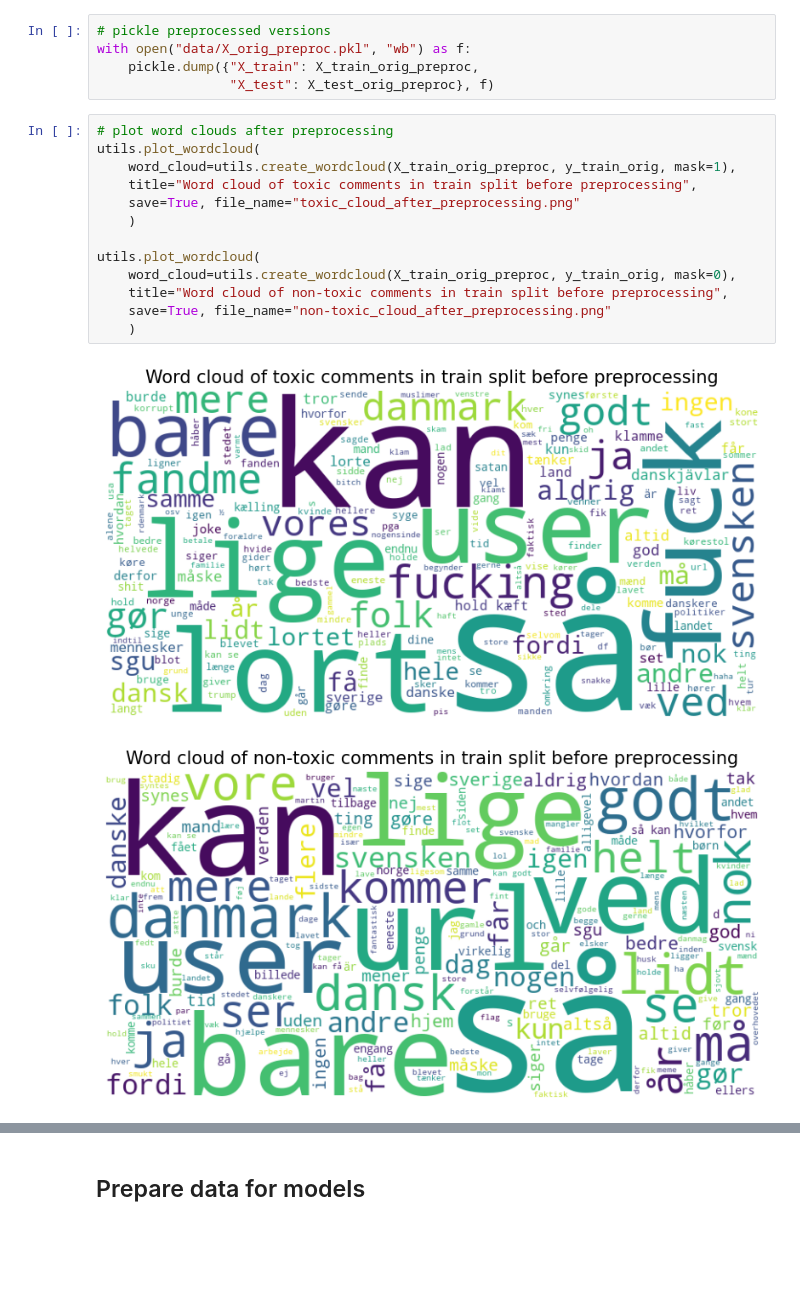
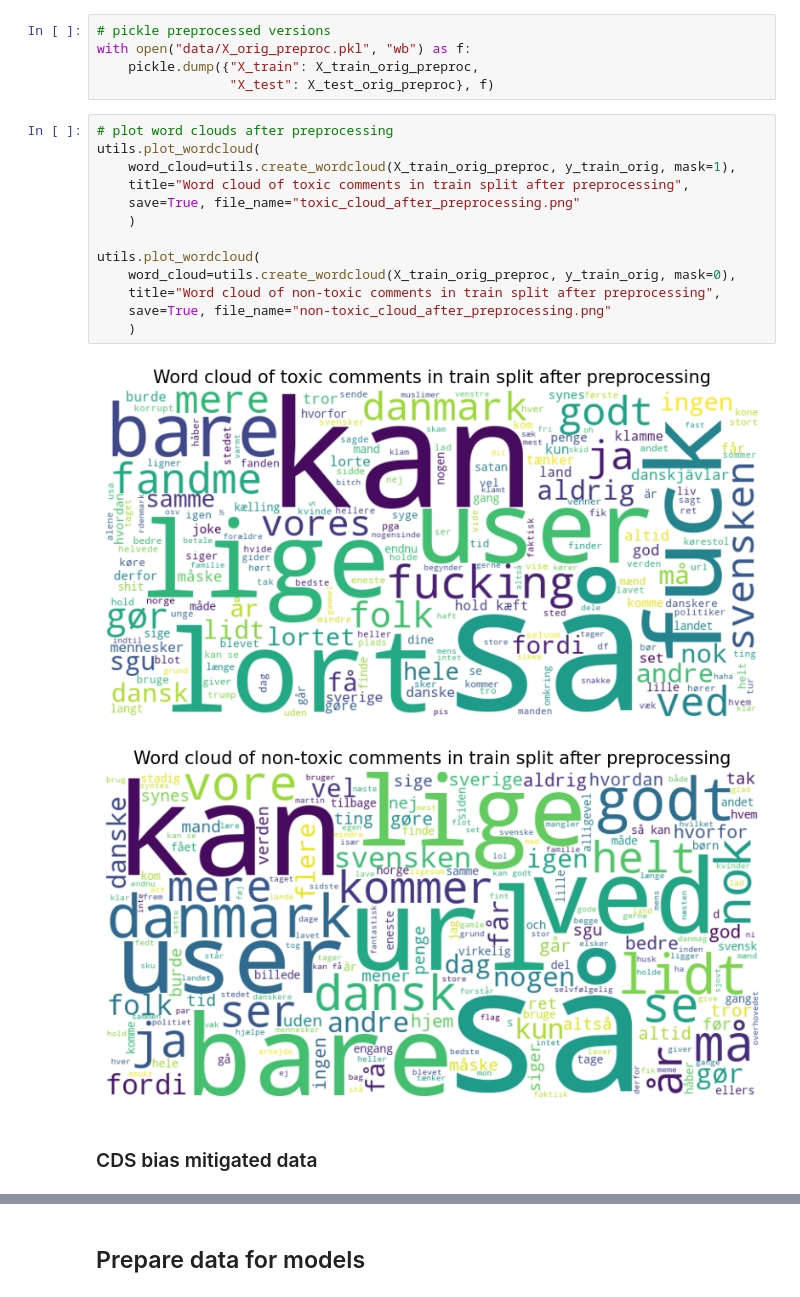
Before and after one commit to MajaMittag/gender-bias_da, a Jupyter notebook: toxicity_detection/toxicity_model_classes.ipynb, the cells around one changed output, grey strips where cells are left out. Cells and saved outputs as stored; diff of their text form; blank space fills up the shorter version.

```diff
--- a/toxicity_detection/toxicity_model_classes.ipynb
+++ b/toxicity_detection/toxicity_model_classes.ipynb
@@ -168,16 +187,18 @@ with open("data/X_orig_preproc.pkl", "wb") as f:
 # %%
 # plot word clouds after preprocessing
 utils.plot_wordcloud(
     word_cloud=utils.create_wordcloud(X_train_orig_preproc, y_train_orig, mask=1),
-    title="Word cloud of toxic comments in train split before preprocessing",
+    title="Word cloud of toxic comments in train split after preprocessing",
     save=True, file_name="toxic_cloud_after_preprocessing.png"
     )
 
 utils.plot_wordcloud(
     word_cloud=utils.create_wordcloud(X_train_orig_preproc, y_train_orig, mask=0),
-    title="Word cloud of non-toxic comments in train split before preprocessing",
+    title="Word cloud of non-toxic comments in train split after preprocessing",
     save=True, file_name="non-toxic_cloud_after_preprocessing.png"
     )
 # %% [output]
-[figure, old version]
+[figure, new version]
-[figure, old version]
+[figure, new version]
+# %% [markdown]
+### CDS bias mitigated data
```
Also changed, not shown: parts of 40 cells of this notebook, 39 other files.
